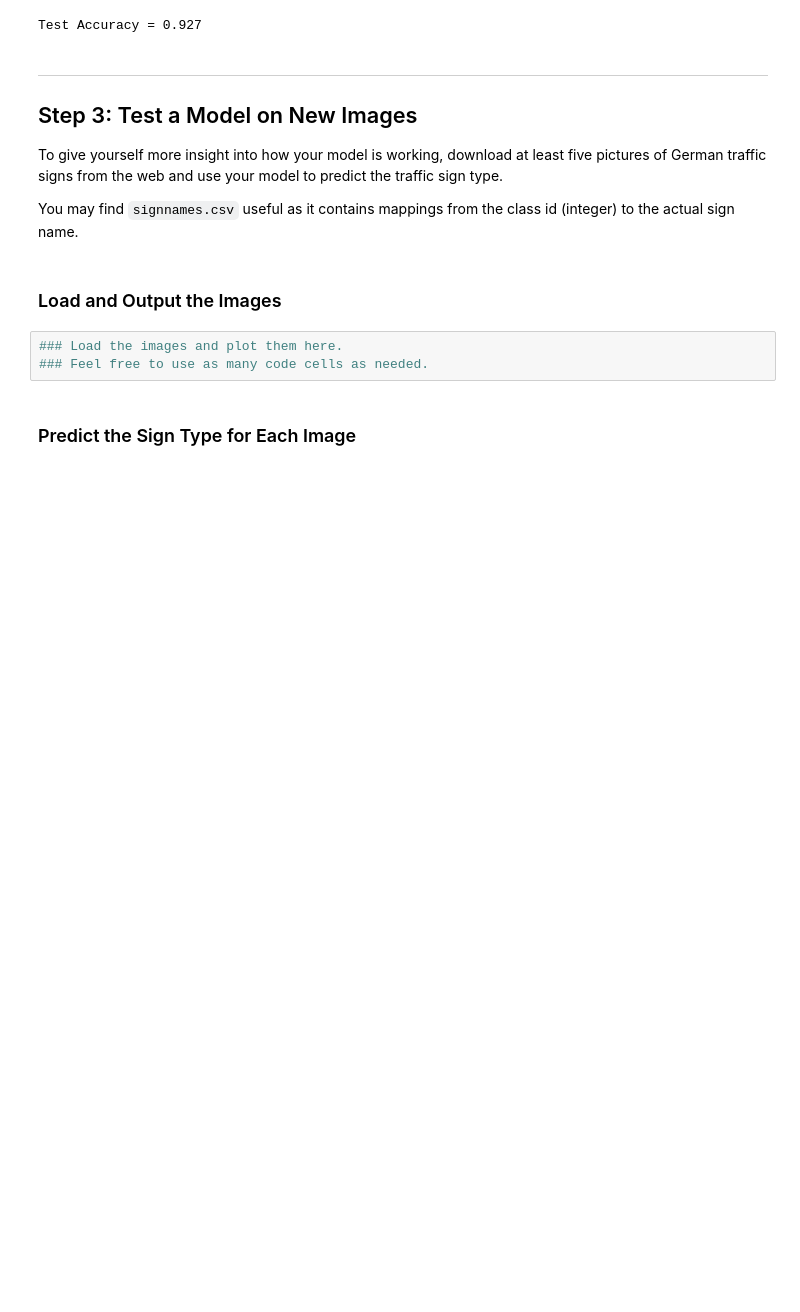
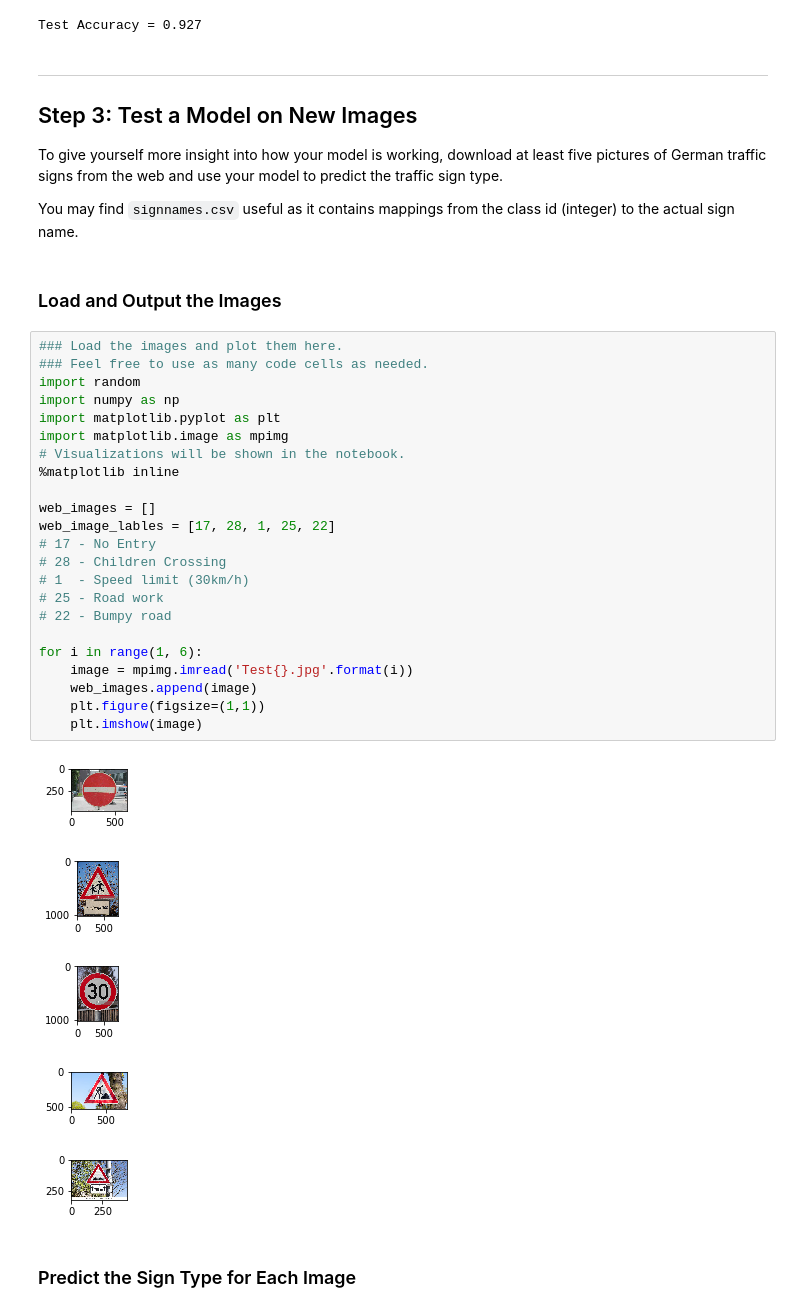
Before and after one commit to ultrakapy/CarND-Traffic-Sign-Classifier-Project, a Jupyter notebook: Traffic_Sign_Classifier.ipynb, the cells around one changed output. Drawn from its saved outputs; the diff is of its cells as text; blank space fills up the shorter version.

```diff
--- a/Traffic_Sign_Classifier.ipynb
+++ b/Traffic_Sign_Classifier.ipynb
@@ -335,9 +335,35 @@ To give yourself more insight into how your model is working, download at least
 You may find `signnames.csv` useful as it contains mappings from the class id (integer) to the actual sign name.
 # %% [markdown]
 ### Load and Output the Images
-# %%
-### Load the images and plot them here.
-### Feel free to use as many code cells as needed.
+# %%
+### Load the images and plot them here.
+### Feel free to use as many code cells as needed.
+import random
+import numpy as np
+import matplotlib.pyplot as plt
+import matplotlib.image as mpimg
+# Visualizations will be shown in the notebook.
+%matplotlib inline
+
+web_images = []
+web_image_lables = [17, 28, 1, 25, 22]
+# 17 - No Entry
+# 28 - Children Crossing
+# 1  - Speed limit (30km/h)
+# 25 - Road work
+# 22 - Bumpy road
+
+for i in range(1, 6):
+    image = mpimg.imread('Test{}.jpg'.format(i))
+    web_images.append(image)
+    plt.figure(figsize=(1,1))
+    plt.imshow(image)
+# %% [output]
+[figure, added]
+[figure, added]
+[figure, added]
+[figure, added]
+[figure, added]
 # %% [markdown]
 ### Predict the Sign Type for Each Image
 # %%
```
Also changed, not shown: parts of 2 cells of this notebook, 2 other files.
